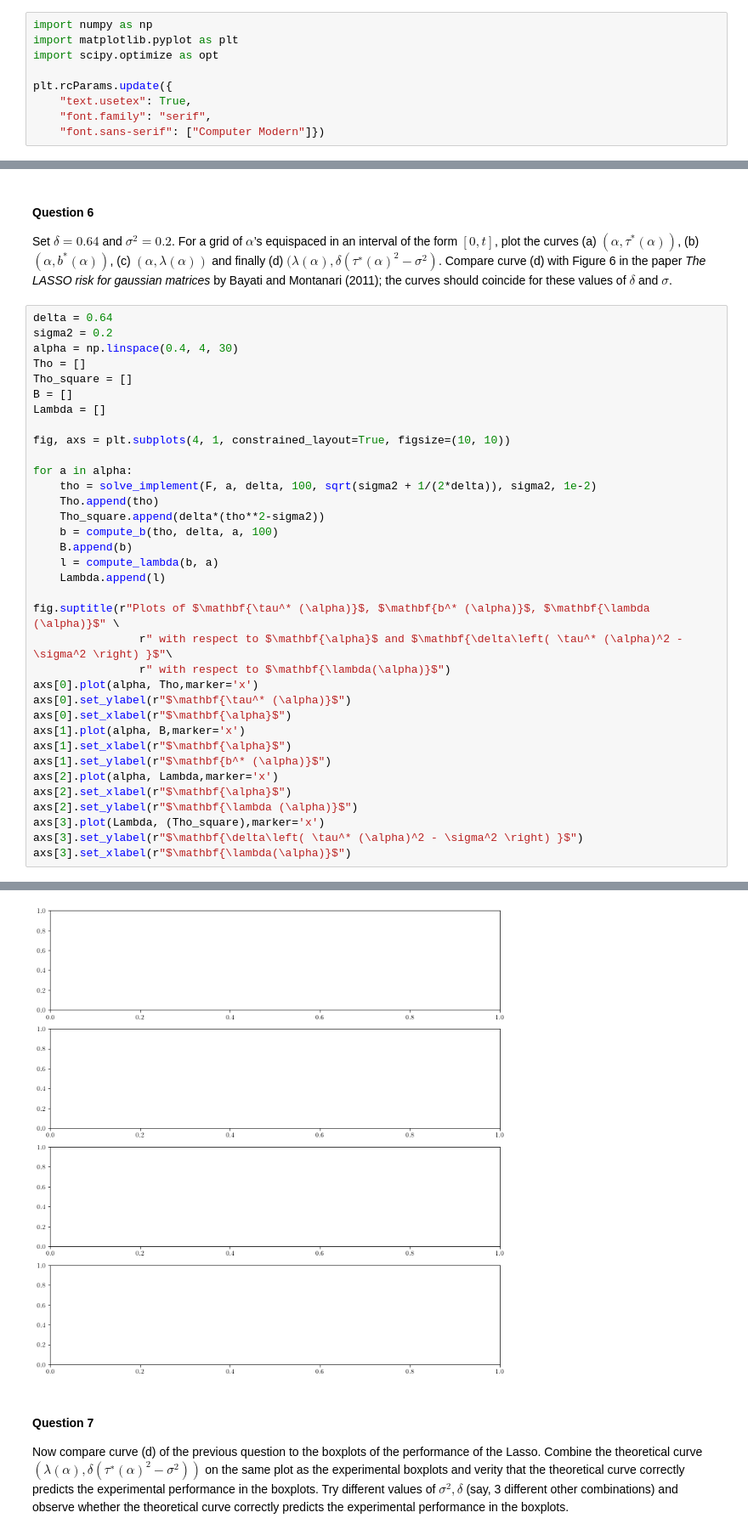
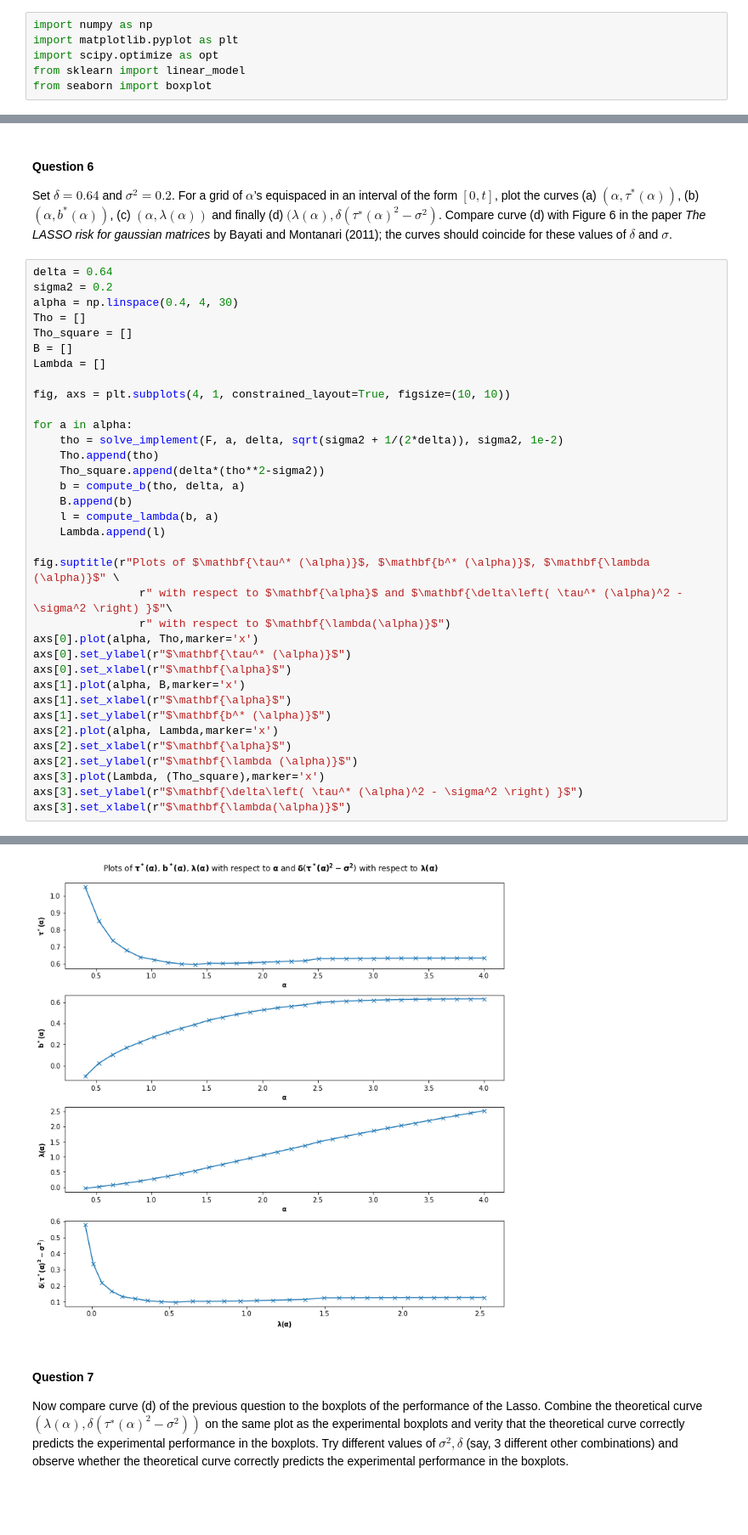
Before and after one commit to JulienKhlt/Hista, a Jupyter notebook: Projet_HISTA_FargeonKhlautRuhlmann.ipynb, the cells around one changed output, grey strips where cells are left out. Shown: that part at 85% size. Cells and saved outputs as stored; diff of their text form; blank space fills up the shorter version.

```diff
--- a/Projet_HISTA_FargeonKhlautRuhlmann.ipynb
+++ b/Projet_HISTA_FargeonKhlautRuhlmann.ipynb
@@ -8,11 +8,8 @@ Pierre-Louis RUHLMANN
 import numpy as np
 import matplotlib.pyplot as plt
 import scipy.optimize as opt
-
-plt.rcParams.update({
-    "text.usetex": True,
-    "font.family": "serif",
-    "font.sans-serif": ["Computer Modern"]})
+from sklearn import linear_model
+from seaborn import boxplot
 # %% [markdown]
 We consider a linear model where one observes iid observations $$y_i = x_i^T \beta^* + \varepsilon_i$$ where $x_i$ has iid $\mathcal{N}(0,1)$ entries and $\varepsilon_i \sim \mathcal{N}(0,\sigma^2)$. The goal is to study the performance of the Lasso
 
@@ -193,10 +204,10 @@ Lambda = []
 fig, axs = plt.subplots(4, 1, constrained_layout=True, figsize=(10, 10))
 
 for a in alpha:
-    tho = solve_implement(F, a, delta, 100, sqrt(sigma2 + 1/(2*delta)), sigma2, 1e-2)
+    tho = solve_implement(F, a, delta, sqrt(sigma2 + 1/(2*delta)), sigma2, 1e-2)
     Tho.append(tho)
     Tho_square.append(delta*(tho**2-sigma2))
-    b = compute_b(tho, delta, a, 100)
+    b = compute_b(tho, delta, a)
     B.append(b)
     l = compute_lambda(b, a)
     Lambda.append(l)
@@ -221,4 +232,4 @@ TypeError: compute_b() takes 3 positional arguments but 4 were given
-[figure, old version]
+[figure, new version]
 # %% [markdown]
 #### Question 7
 Now compare curve (d) of the previous question to the boxplots of the performance of the Lasso. Combine the theoretical curve $(\lambda(\alpha), \delta(\tau^∗(\alpha)^2 − \sigma^2))$ on the same plot as the experimental boxplots and verity that the theoretical curve correctly predicts the experimental performance in the boxplots. Try different values of $\sigma^2, \delta$ (say, 3 different other combinations) and observe whether the theoretical curve correctly predicts the experimental performance in the boxplots.
```
Also changed, not shown: parts of 8 cells of this notebook.
